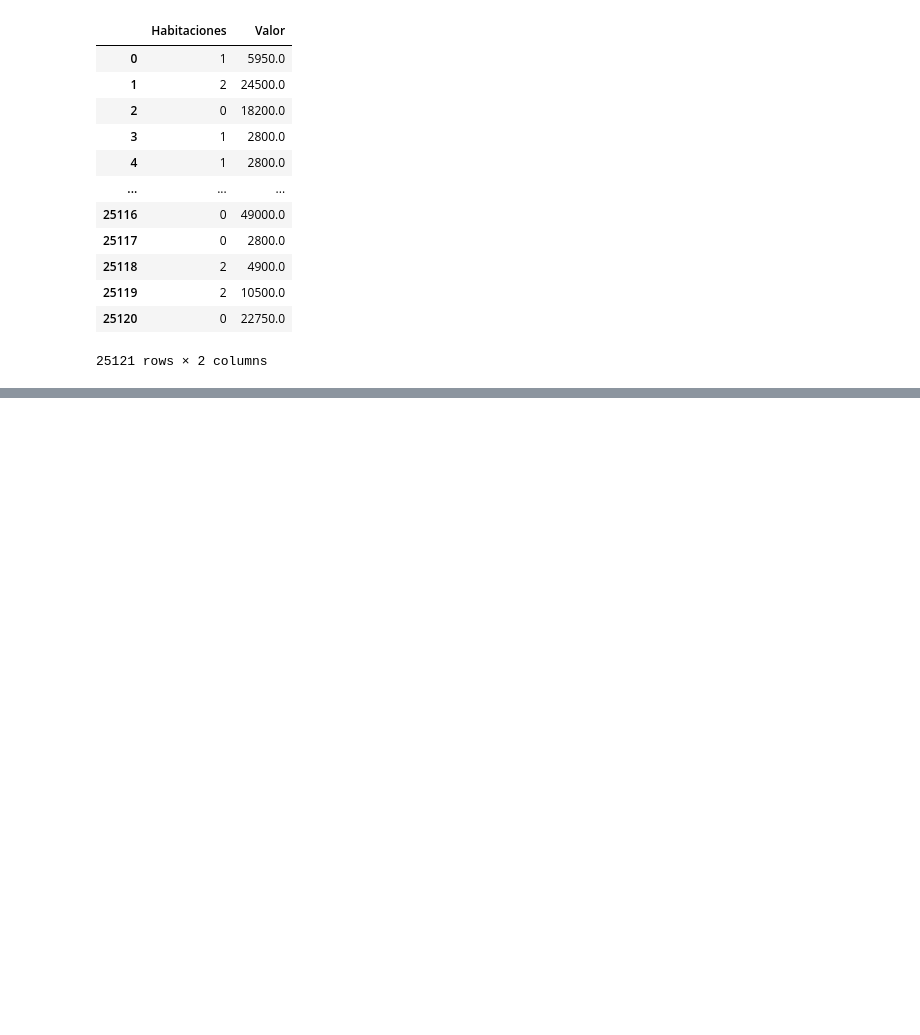
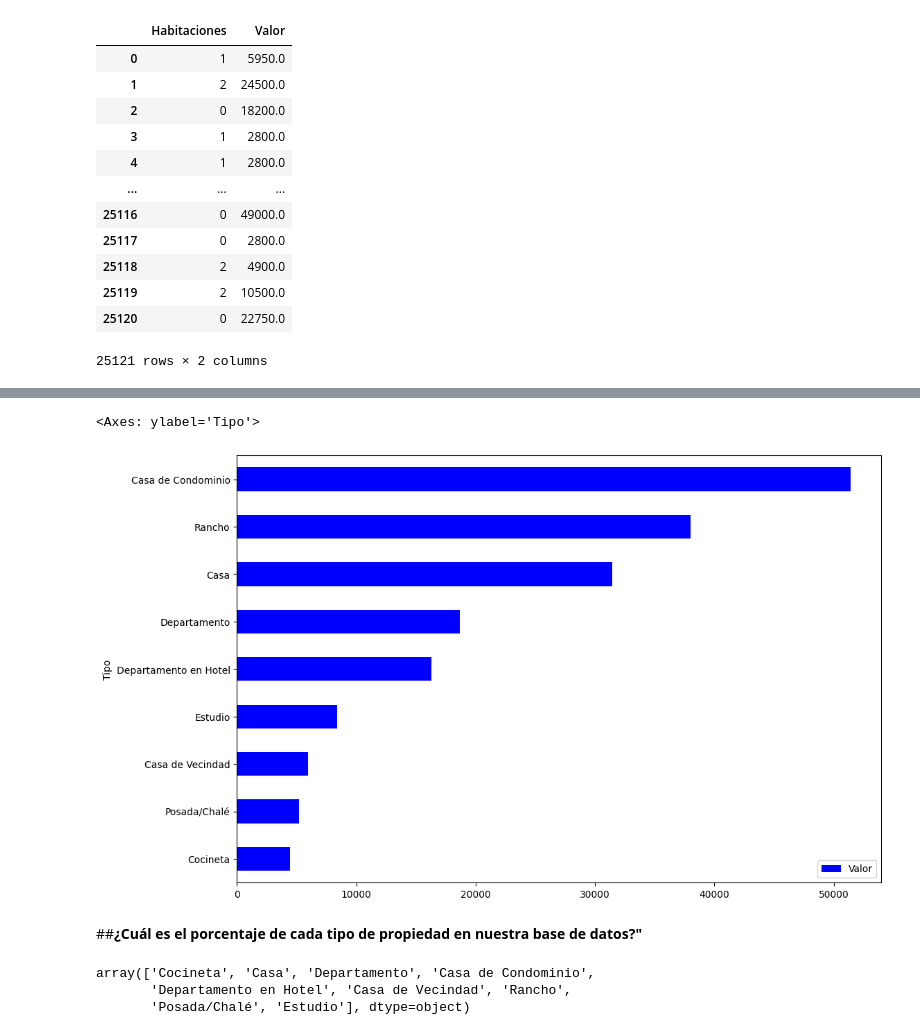
Before and after one commit to Juans1604/AluraStoreLatam, a Jupyter notebook: inmuebles_cdmx.ipynb, the cells around one changed output, grey strips where cells are left out. Drawn from its saved outputs; the diff is of its cells as text; code cells hidden in the pictures; blank space fills up the shorter version.

```diff
--- a/inmuebles_cdmx.ipynb
+++ b/inmuebles_cdmx.ipynb
@@ -181,0 +293,3 @@ datos[['Habitaciones','Valor']]
+# %%
+df = datos.query('Tipo not in @inmuebles_comerciales')
+df.head()
@@ -181,0 +303,14 @@ datos[['Habitaciones','Valor']]
+# %%
+df_tipo_precio = df.groupby('Tipo')[['Valor']].mean(numeric_only=True).sort_values('Valor')
+df_tipo_precio.plot(kind = 'barh', figsize=(12,8), color = 'blue')
+# %% [output]
+<Axes: ylabel='Tipo'>
+[figure, added]
+# %% [markdown]
+##**¿Cuál es el porcentaje de cada tipo de propiedad en nuestra base de datos?"**
+# %%
+df.Tipo.unique()
+# %% [output]
+array(['Cocineta', 'Casa', 'Departamento', 'Casa de Condominio',
+       'Departamento en Hotel', 'Casa de Vecindad', 'Rancho',
+       'Posada/Chalé', 'Estudio'], dtype=object)
```
Also changed, not shown: parts of 18 cells of this notebook.
